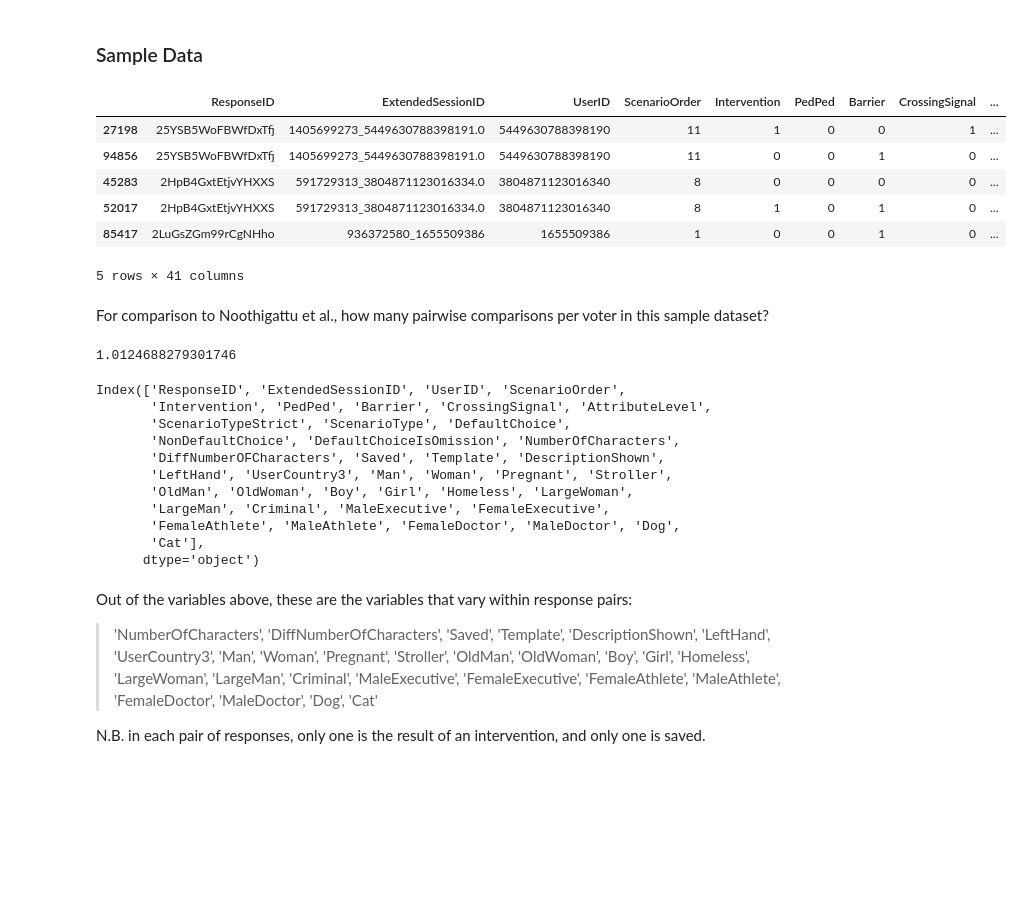
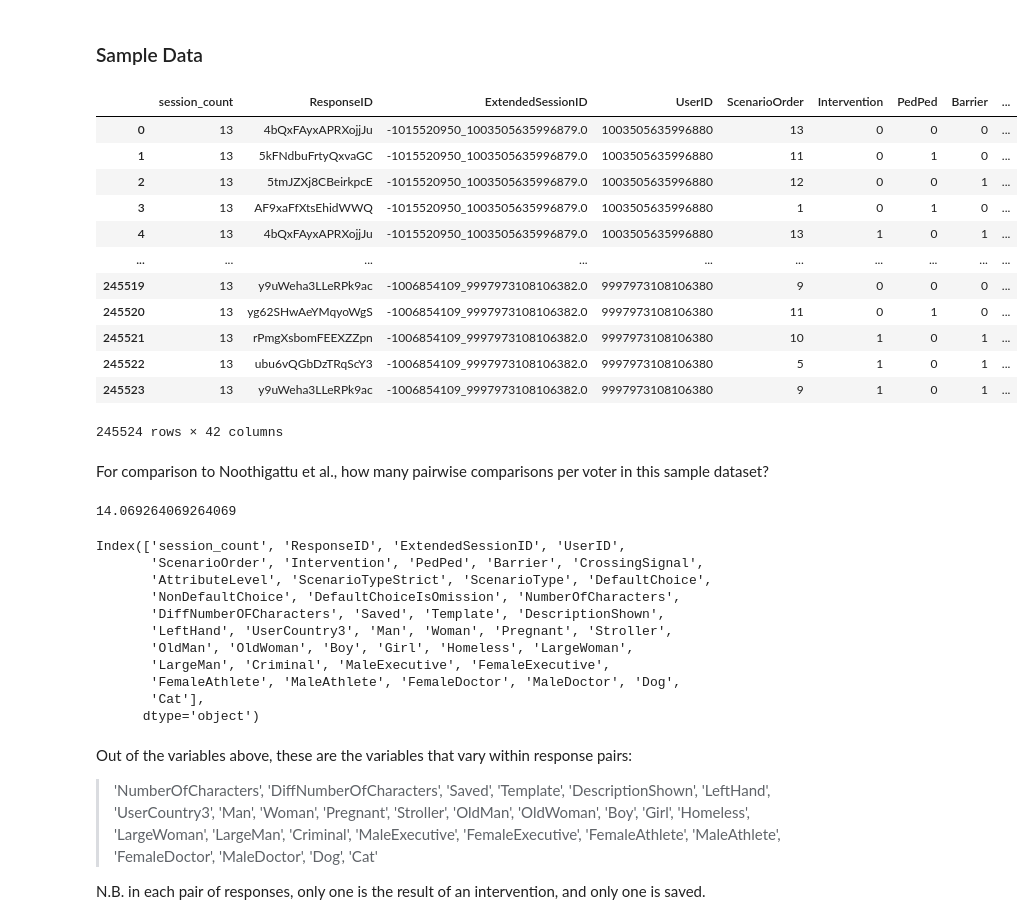
Before and after one commit to ryansteed/heuristic-moral-machine, a Jupyter notebook: jupyter/exploration.ipynb, the cells around one changed output. Cells and saved outputs as stored; diff of their text form; code cells hidden in the pictures; blank space fills up the shorter version.

Commit message:
:bug: Fixed SQL bug - now getting full sessions

```diff
--- a/jupyter/exploration.ipynb
+++ b/jupyter/exploration.ipynb
@@ -56,26 +60,36 @@ Using https://www.snorkel.org/use-cases/01-spam-tutorial
 ### Sample Data
 # %%
 # query random sample of responses grouped by ResponseID; only take responses for which both instances are present
+sample_size = 10000
 query = """
-    --SELECT * FROM (
-        SELECT * FROM sharedresponses
-            WHERE ScenarioTypeStrict LIKE 'Random'
-        ORDER BY RANDOM()
-        LIMIT 100000
-    --)
-    --GROUP BY ResponseID, ExtendedSessionID, UserID
-    --HAVING COUNT(ResponseID) > 1
-"""
-df = pd.read_sql(query, con=engine).groupby(by='ResponseID').filter(lambda g: g.shape[0] > 1).sort_values('ResponseID')
-df.head()
+    SELECT gc.session_count, sr.* FROM sharedresponses sr
+    INNER JOIN (
+        SELECT ExtendedSessionID, COUNT(DISTINCT ResponseID) AS session_count FROM sharedresponses
+        WHERE UserID <> ''
+        /* Get only full sessions. */
+        GROUP BY ExtendedSessionID
+            HAVING COUNT(DISTINCT ResponseID) = 13
+        LIMIT {0:d}
+    ) gc
+        ON gc.ExtendedSessionID = sr.ExtendedSessionID
+    ORDER BY sr.UserID
+""".format(sample_size)
+df = pd.read_sql(query, con=engine)
+df
 # %% [output]
-|  | ResponseID | ExtendedSessionID | UserID | ScenarioOrder | Intervention | PedPed | Barrier | CrossingSignal | ... |
-| 27198 | 25YSB5WoFBWfDxTfj | 1405699273_5449630788398191.0 | 5449630788398190 | 11 | 1 | 0 | 0 | 1 | ... |
-| 94856 | 25YSB5WoFBWfDxTfj | 1405699273_5449630788398191.0 | 5449630788398190 | 11 | 0 | 0 | 1 | 0 | ... |
-| 45283 | 2HpB4GxtEtjvYHXXS | 591729313_3804871123016334.0 | 3804871123016340 | 8 | 0 | 0 | 0 | 0 | ... |
-| 52017 | 2HpB4GxtEtjvYHXXS | 591729313_3804871123016334.0 | 3804871123016340 | 8 | 1 | 0 | 1 | 0 | ... |
-| 85417 | 2LuGsZGm99rCgNHho | 936372580_1655509386 | 1655509386 | 1 | 0 | 0 | 1 | 0 | ... |
+|  | session_count | ResponseID | ExtendedSessionID | UserID | ScenarioOrder | Intervention | PedPed | Barrier | ... |
+| 0 | 13 | 4bQxFAyxAPRXojjJu | -1015520950_1003505635996879.0 | 1003505635996880 | 13 | 0 | 0 | 0 | ... |
+| 1 | 13 | 5kFNdbuFrtyQxvaGC | -1015520950_1003505635996879.0 | 1003505635996880 | 11 | 0 | 1 | 0 | ... |
+| 2 | 13 | 5tmJZXj8CBeirkpcE | -1015520950_1003505635996879.0 | 1003505635996880 | 12 | 0 | 0 | 1 | ... |
+| 3 | 13 | AF9xaFfXtsEhidWWQ | -1015520950_1003505635996879.0 | 1003505635996880 | 1 | 0 | 1 | 0 | ... |
+| 4 | 13 | 4bQxFAyxAPRXojjJu | -1015520950_1003505635996879.0 | 1003505635996880 | 13 | 1 | 0 | 1 | ... |
+| ... | ... | ... | ... | ... | ... | ... | ... | ... | ... |
+| 245519 | 13 | y9uWeha3LLeRPk9ac | -1006854109_9997973108106382.0 | 9997973108106380 | 9 | 0 | 0 | 0 | ... |
+| 245520 | 13 | yg62SHwAeYMqyoWgS | -1006854109_9997973108106382.0 | 9997973108106380 | 11 | 0 | 1 | 0 | ... |
+| 245521 | 13 | rPmgXsbomFEEXZZpn | -1006854109_9997973108106382.0 | 9997973108106380 | 10 | 1 | 0 | 1 | ... |
+| 245522 | 13 | ubu6vQGbDzTRqScY3 | -1006854109_9997973108106382.0 | 9997973108106380 | 5 | 1 | 0 | 1 | ... |
+| 245523 | 13 | y9uWeha3LLeRPk9ac | -1006854109_9997973108106382.0 | 9997973108106380 | 9 | 1 | 0 | 1 | ... |
-5 rows × 41 columns
+245524 rows × 42 columns
 # %% [markdown]
 For comparison to Noothigattu et al., how many pairwise comparisons per voter in this sample dataset?
 # %%
@@ -83,13 +97,13 @@ For comparison to Noothigattu et al., how many pairwise comparisons per voter in
 # = number of response IDs per voter
 df.groupby('UserID')['ResponseID'].nunique().mean()
 # %% [output]
-1.0124688279301746
+14.069264069264069
 # %%
 df.columns
 # %% [output]
-Index(['ResponseID', 'ExtendedSessionID', 'UserID', 'ScenarioOrder',
-       'Intervention', 'PedPed', 'Barrier', 'CrossingSignal', 'AttributeLevel',
-       'ScenarioTypeStrict', 'ScenarioType', 'DefaultChoice',
+Index(['session_count', 'ResponseID', 'ExtendedSessionID', 'UserID',
+       'ScenarioOrder', 'Intervention', 'PedPed', 'Barrier', 'CrossingSignal',
+       'AttributeLevel', 'ScenarioTypeStrict', 'ScenarioType', 'DefaultChoice',
        'NonDefaultChoice', 'DefaultChoiceIsOmission', 'NumberOfCharacters',
        'DiffNumberOFCharacters', 'Saved', 'Template', 'DescriptionShown',
        'LeftHand', 'UserCountry3', 'Man', 'Woman', 'Pregnant', 'Stroller',
```
Also changed, not shown: parts of 39 cells of this notebook, 3 other files.
